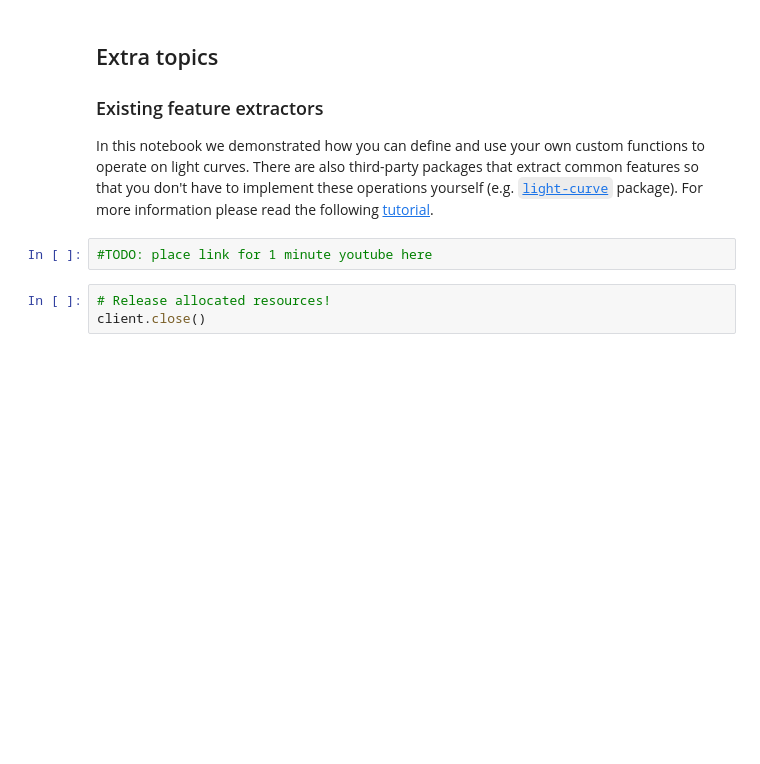
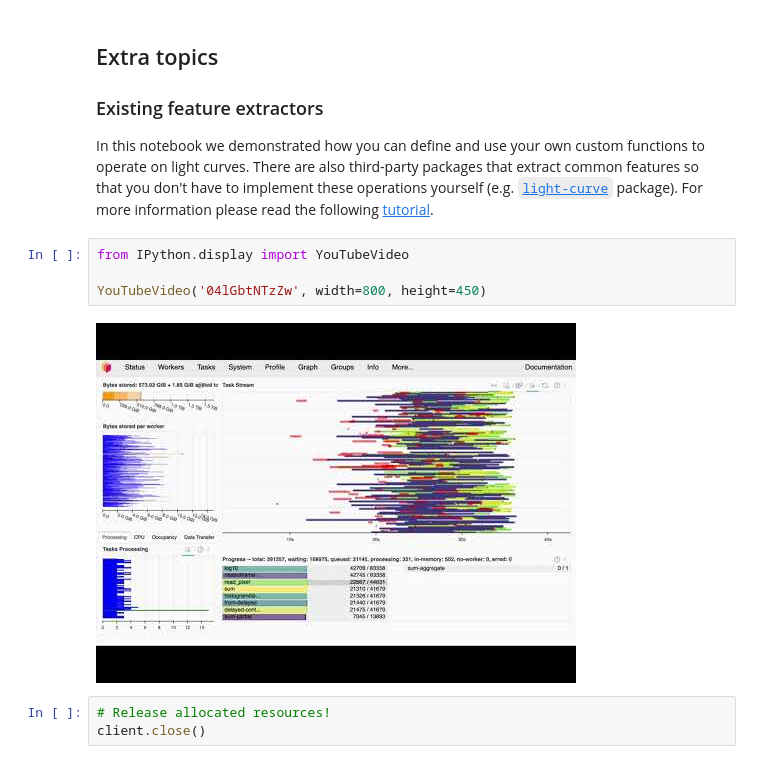
Before and after one commit to lincc-frameworks/LSDB-HATS-Midpoint-Review, a Jupyter notebook: Notebook_2_Basic_Time_Domain.ipynb, the cells around one changed output. Saved outputs shown, nothing was run; the diff lists cells and outputs as text; blank space fills up the shorter version.

```diff
--- a/Notebook_2_Basic_Time_Domain.ipynb
+++ b/Notebook_2_Basic_Time_Domain.ipynb
@@ -377,7 +395,11 @@ plt.tight_layout()
 
 In this notebook we demonstrated how you can define and use your own custom functions to operate on light curves. There are also third-party packages that extract common features so that you don't have to implement these operations yourself (e.g. [`light-curve`](https://github.com/light-curve/light-curve-python) package). For more information please read the following [tutorial](https://nested-dask.readthedocs.io/en/latest/tutorials/work_with_lsdb.html#Extract-features-from-ZTF-light-curves).
 # %%
-#TODO: place link for 1 minute youtube here
+from IPython.display import YouTubeVideo
+
+YouTubeVideo('04lGbtNTzZw', width=800, height=450)
+# %% [output]
+[figure, added]
 # %%
 # Release allocated resources!
 client.close()
```
Also changed, not shown: parts of 11 cells of this notebook.
